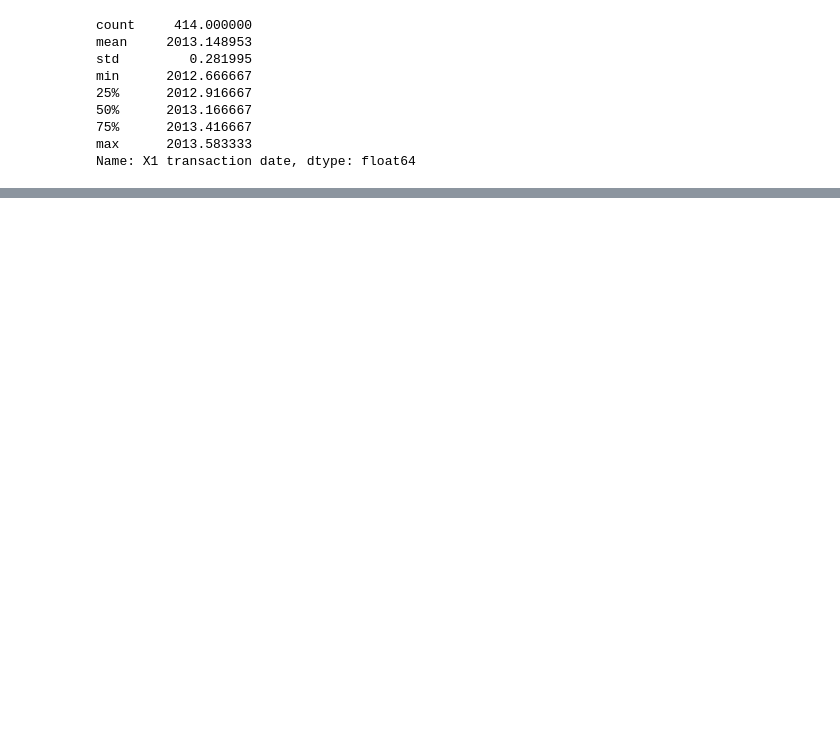
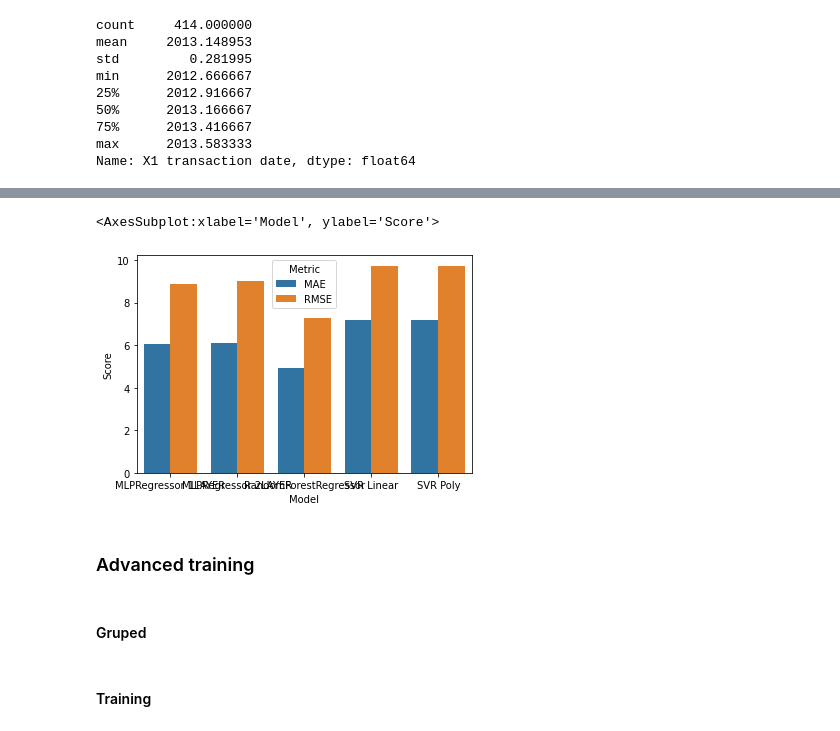
Before and after one commit to GeovaneBarros/Mentoria_Lead, a Jupyter notebook: exercicio_final_regression.ipynb, the cells around one changed output, grey strips where cells are left out. Cells and saved outputs as stored; diff of their text form; code cells hidden in the pictures; blank space fills up the shorter version.

```diff
--- a/exercicio_final_regression.ipynb
+++ b/exercicio_final_regression.ipynb
@@ -201,0 +44,2 @@ RMSE of LinearRegression = 8.794230930607048
+# %%
+df = df.drop(columns=['No', 'X1 transaction date'])
@@ -201,0 +50,25 @@ RMSE of LinearRegression = 8.794230930607048
+# %%
+models = {
+    'MLPRegressor': MLPRegressor(),
+    'RandomForestRegressor': RandomForestRegressor(),
+    'SVR': SVR(),
+}
+# %%
+X_train, X_test, y_train, y_test = train_test_split(df.drop(columns=['Y house price of unit area']), df['Y house price of unit area'],test_size=0.25,shuffle=True, random_state=10)
+
+dataframe = {
+    'Score':[],
+    'Metric':[],
+    'Model':[]
+}
+
+for model in models:
+    regressor = models[model]
+    regressor.fit(X_train, y_train)
+    y_predict = regressor.predict(X_test)
+    dataframe['Score'] += [mean_absolute_error(y_test, y_predict), np.sqrt(mean_squared_error(y_test,y_predict))]
+    dataframe['Metric'] += ['MAE', 'RMSE']
+    dataframe['Model'] += [model, model]
+# %%
+dataframe = pd.DataFrame(dataframe)
+dataframe
@@ -201,0 +87,9 @@ RMSE of LinearRegression = 8.794230930607048
+# %%
+sb.barplot(x=dataframe['Model'], y=dataframe['Score'], hue=dataframe['Metric'])
+# %% [output]
+<AxesSubplot:xlabel='Model', ylabel='Score'>
+[figure, added]
+# %% [markdown]
+### Advanced training
+# %% [markdown]
+#### Gruped
@@ -201,0 +99,2 @@ RMSE of LinearRegression = 8.794230930607048
+# %% [markdown]
+#### Training
```
Also changed, not shown: parts of 54 cells of this notebook, 5 other files.
